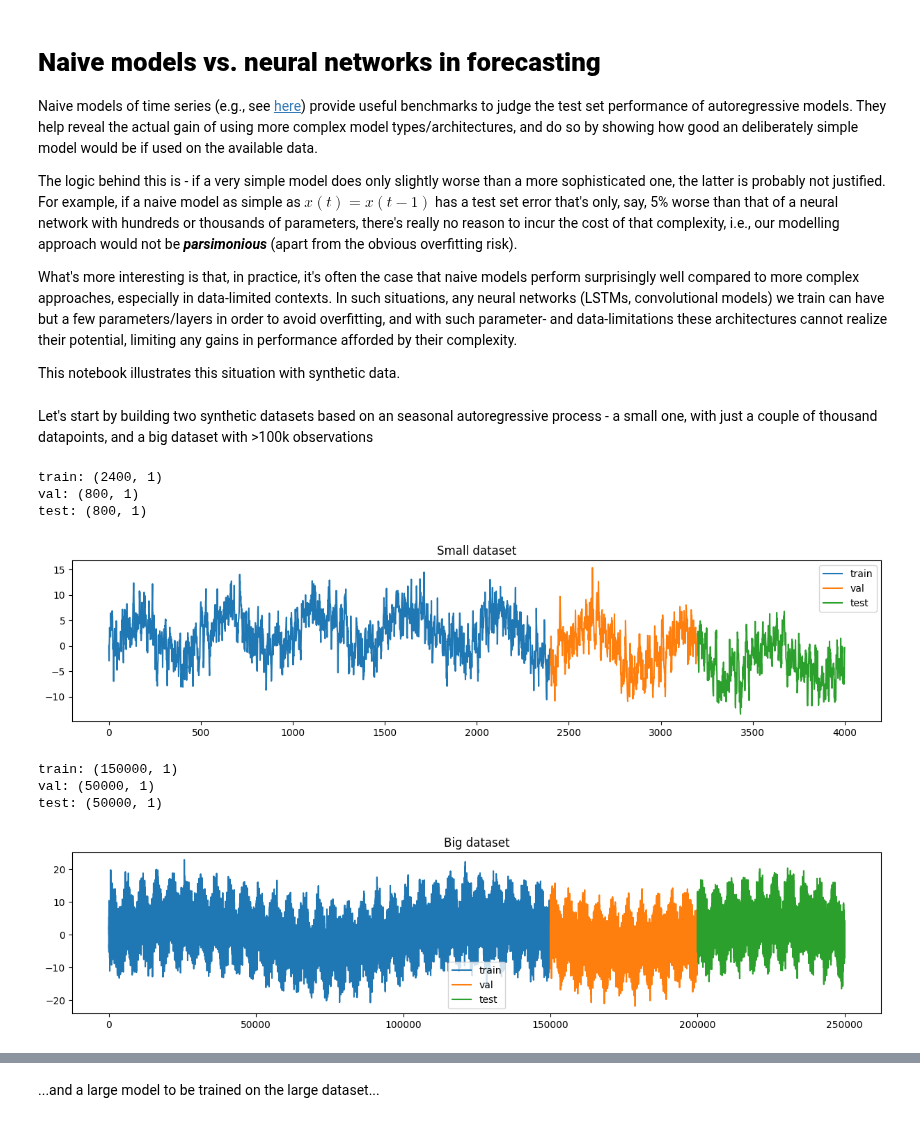
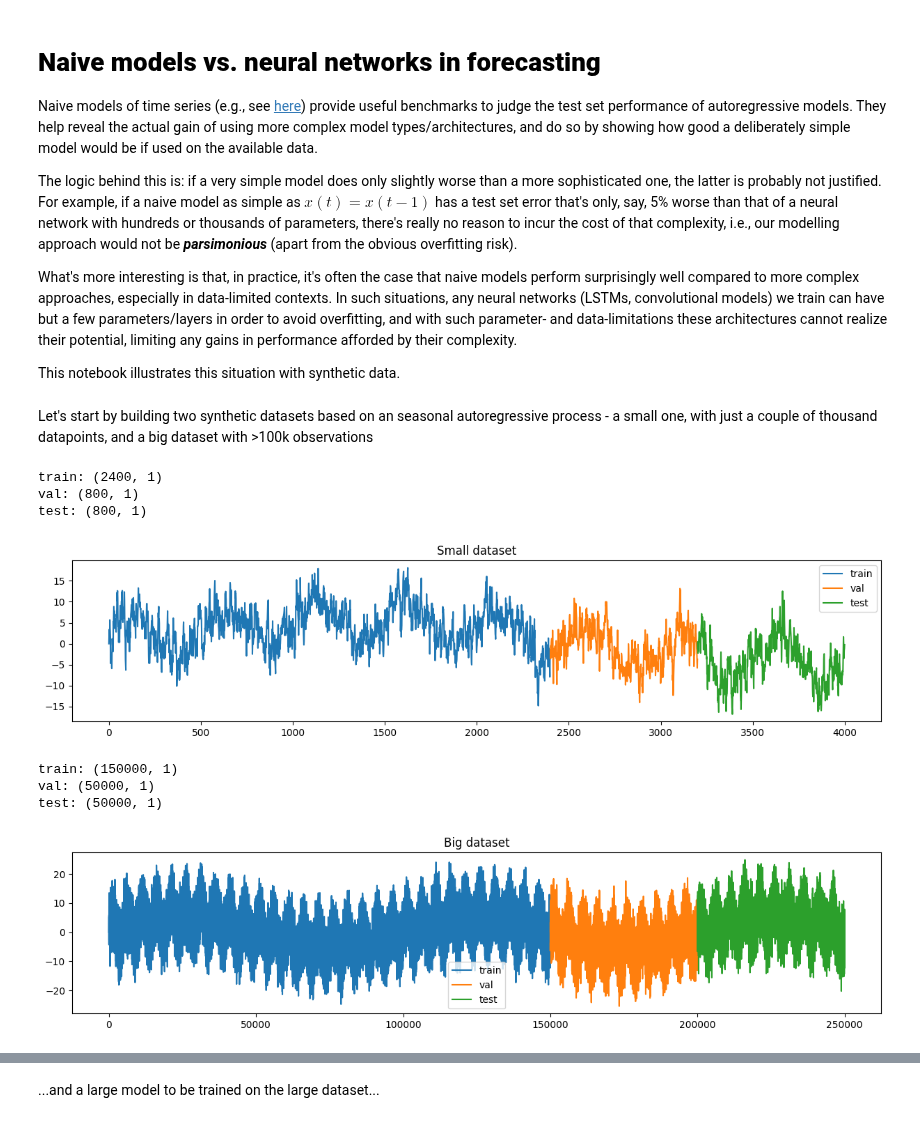
Before and after one commit to robetatis/study_notes_ml, a Jupyter notebook: naive_vs_nn.ipynb, the cells around one changed output, grey strips where cells are left out. Saved outputs shown, nothing was run; the diff lists cells and outputs as text; code cells hidden in the pictures.

Commit message:
update naive vs nn

```diff
--- a/naive_vs_nn.ipynb
+++ b/naive_vs_nn.ipynb
@@ -1,9 +1,9 @@
 # %% [markdown]
 # **Naive models vs. neural networks in forecasting**
 
-Naive models of time series (e.g., see [here](https://otexts.com/fpp2/simple-methods.html)) provide useful benchmarks to judge the test set performance of autoregressive models. They help reveal the actual gain of using more complex model types/architectures, and do so by showing how good an deliberately simple model would be if used on the available data.
+Naive models of time series (e.g., see [here](https://otexts.com/fpp2/simple-methods.html)) provide useful benchmarks to judge the test set performance of autoregressive models. They help reveal the actual gain of using more complex model types/architectures, and do so by showing how good a deliberately simple model would be if used on the available data.
 
-The logic behind this is - if a very simple model does only slightly worse than a more sophisticated one, the latter is probably not justified. For example, if a naive model as simple as $x(t) = x(t-1)$ has a test set error that's only, say, 5% worse than that of a neural network with hundreds or thousands of parameters, there's really no reason to incur the cost of that complexity, i.e., our modelling approach would not be _**parsimonious**_ (apart from the obvious overfitting risk).
+The logic behind this is: if a very simple model does only slightly worse than a more sophisticated one, the latter is probably not justified. For example, if a naive model as simple as $x(t) = x(t-1)$ has a test set error that's only, say, 5% worse than that of a neural network with hundreds or thousands of parameters, there's really no reason to incur the cost of that complexity, i.e., our modelling approach would not be _**parsimonious**_ (apart from the obvious overfitting risk).
 
 What's more interesting is that, in practice, it's often the case that naive models perform surprisingly well compared to more complex approaches, especially in data-limited contexts. In such situations, any neural networks (LSTMs, convolutional models) we train can have but a few parameters/layers in order to avoid overfitting, and with such parameter- and data-limitations these architectures cannot realize their potential, limiting any gains in performance afforded by their complexity.
 
@@ -21,11 +21,11 @@ from utils import (
 # %% [markdown]
 Let's start by building two synthetic datasets based on an seasonal autoregressive process - a small one, with just a couple of thousand datapoints, and a big dataset with >100k observations
 # %%
-def make_autoregressive_series(n):
+def make_autoregressive_series(n, sigma, phi1):
 
-    sigma = 10. # variance of noise term
+    sigma = sigma # variance of noise term
     delta = 0. # drift
-    phi1 = 0.75 # 1st-order autoregression coefficient
+    phi1 = phi1 # 1st-order autoregression coefficient
     w = np.random.normal(loc=0, scale=2, size=n) # noise vector
     t = np.arange(n) # time vector
     x = np.zeros(n, float) # initialize series
@@ -41,26 +41,26 @@ def make_autoregressive_series(n):
 
     return x
 # %%
-x_small = make_autoregressive_series(n=4000)
+x_small = make_autoregressive_series(n=4000, sigma=3, phi1=0.8)
 
 x_small_datasets = split_and_standarize_data(x_small, f_train=0.6, f_val=0.2)
 
 fig = plt.figure(figsize=(15, 3))
 gs = gridspec.GridSpec(1, 1)
 ax = fig.add_subplot(gs[:,:])
 ax.plot(x_small_datasets['train_timestamps'], x_small_datasets['train_df_original']['x'], label='train')
 ax.plot(x_small_datasets['val_timestamps'], x_small_datasets['val_df_original']['x'], label='val')
 ax.plot(x_small_datasets['test_timestamps'], x_small_datasets['test_df_original']['x'], label='test')
 ax.legend()
 ax.set_title('Small dataset')
 plt.show()
 # %% [output]
 train: (2400, 1)
 val: (800, 1)
 test: (800, 1)
-[figure, old version]
+[figure, new version]
 # %%
-x_big = make_autoregressive_series(n=250000)
+x_big = make_autoregressive_series(n=250000, sigma=2, phi1=0.8)
 
 x_big_datasets = split_and_standarize_data(x_big, f_train=0.6, f_val=0.2)
 
@@ -77,5 +77,5 @@ plt.show()
 train: (150000, 1)
 val: (50000, 1)
 test: (50000, 1)
-[figure, old version]
+[figure, new version]
 # %% [markdown]
```
Also changed, not shown: parts of 10 cells of this notebook, 1 other file.
